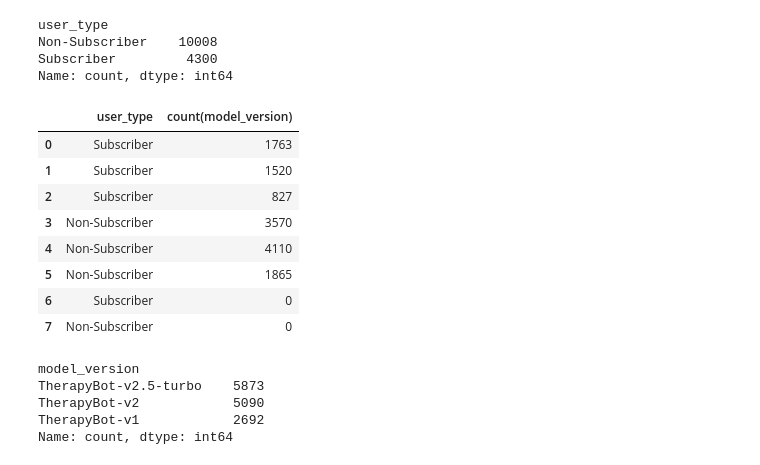
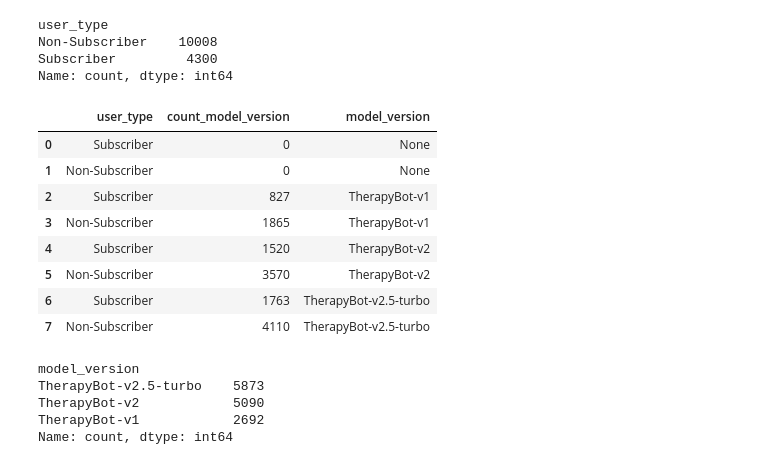
Before and after one commit to vishva0710/ai-chatbot-user-retention-analysis, a Jupyter notebook: AI_Chatbot_User_Retention_Analysis.ipynb, the cells around one changed output. Cells and saved outputs as stored; diff of their text form; code cells hidden in the pictures.

```diff
--- a/AI_Chatbot_User_Retention_Analysis.ipynb
+++ b/AI_Chatbot_User_Retention_Analysis.ipynb
@@ -1722,18 +1722,18 @@ Non-Subscriber    10008
 Subscriber         4300
 Name: count, dtype: int64
 # %%
-query='select user_type, count(model_version) from user_sub_con_sec_sql group by user_type,model_version'
+query='select user_type, count(model_version) as count_model_version , model_version from user_sub_con_sec_sql group by user_type,model_version order by model_version ASc'
 pd.read_sql(query,engin)
 # %% [output]
-|  | user_type | count(model_version) |
-| 0 | Subscriber | 1763 |
-| 1 | Subscriber | 1520 |
-| 2 | Subscriber | 827 |
-| 3 | Non-Subscriber | 3570 |
-| 4 | Non-Subscriber | 4110 |
-| 5 | Non-Subscriber | 1865 |
-| 6 | Subscriber | 0 |
-| 7 | Non-Subscriber | 0 |
+|  | user_type | count_model_version | model_version |
+| 0 | Subscriber | 0 | None |
+| 1 | Non-Subscriber | 0 | None |
+| 2 | Subscriber | 827 | TherapyBot-v1 |
+| 3 | Non-Subscriber | 1865 | TherapyBot-v1 |
+| 4 | Subscriber | 1520 | TherapyBot-v2 |
+| 5 | Non-Subscriber | 3570 | TherapyBot-v2 |
+| 6 | Subscriber | 1763 | TherapyBot-v2.5-turbo |
+| 7 | Non-Subscriber | 4110 | TherapyBot-v2.5-turbo |
 # %%
 user_sub_con_sec_df['model_version'].value_counts()
 # %% [output]
```
Also changed, not shown: parts of 37 cells of this notebook.
